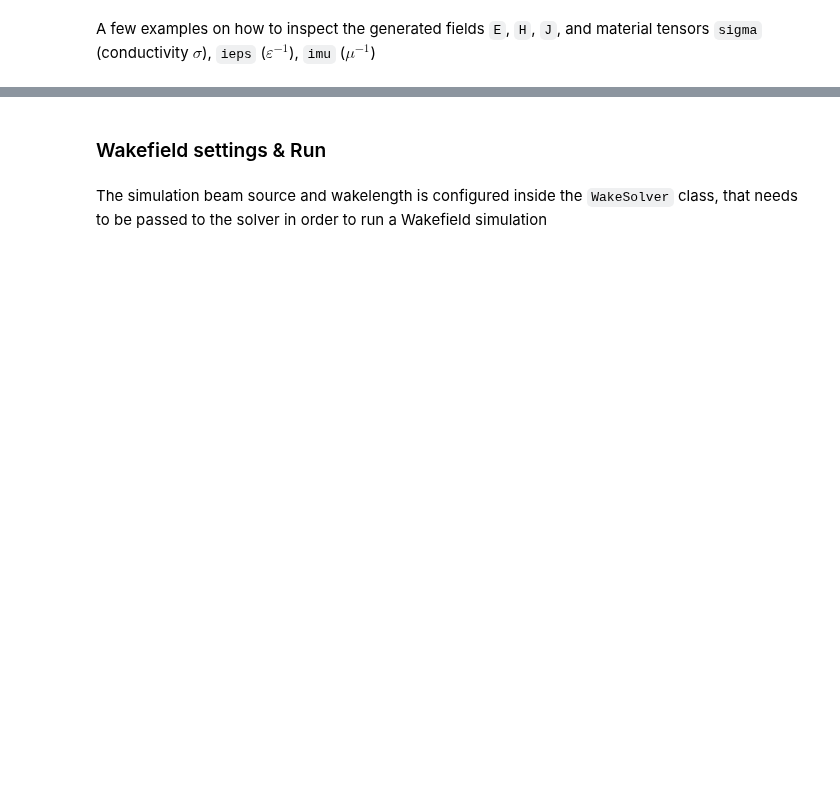
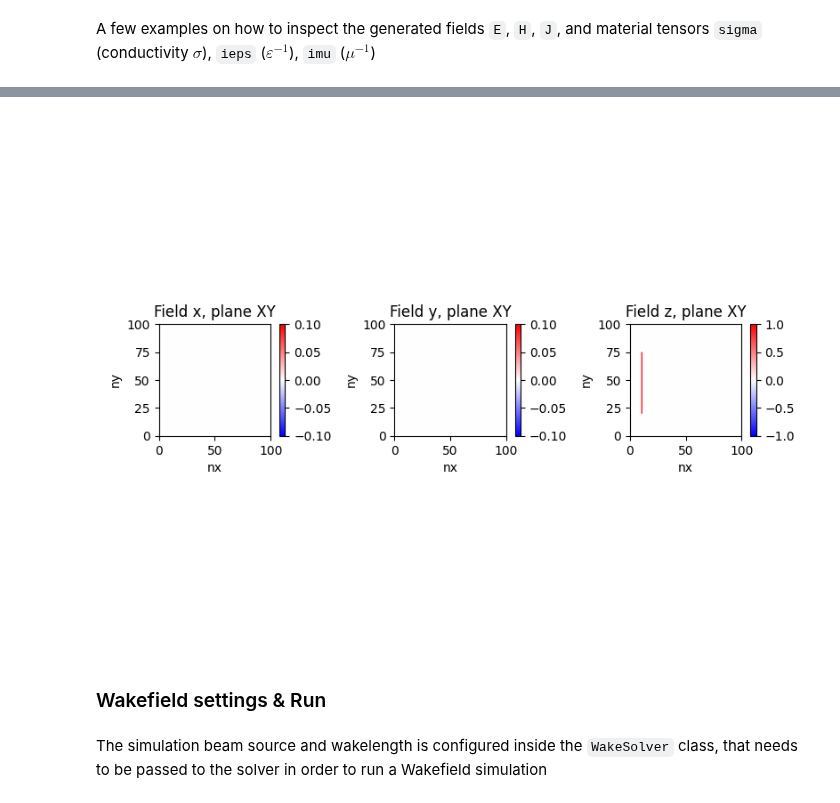
Before and after one commit to ImpedanCEI/wakis, a Jupyter notebook: notebooks/002_Wakefield_simulation.ipynb, the cells around one changed output, grey strips where cells are left out. Saved outputs shown, nothing was run; the diff lists cells and outputs as text; code cells hidden in the pictures; blank space fills up the shorter version.

```diff
--- a/notebooks/002_Wakefield_simulation.ipynb
+++ b/notebooks/002_Wakefield_simulation.ipynb
@@ -35,9 +37,9 @@ pl.show()
 # %%
 # ---------- Domain setup ---------
 # Number of mesh cells
-Nx = 80
-Ny = 80
-Nz = 141
+Nx = 100
+Ny = 100
+Nz = 101
 #dt = 2.187760221e-12 # like CST
 
 stl_solids = {'cavity': stl_cavity, 'shell': stl_shell}
@@ -94,8 +120,10 @@ solver.ieps.inspect(plane='XY',)
 # %%
 # Modify the field to add initial conditions and quickly inspect the modifications
-solver.E[10,20:40,:,'z'] = 1.0
-solver.E.inspect(plane='YZ')
+solver.E[10,20:75,:,'z'] = 1.0
+solver.E.inspect(plane='XY')
 solver.E[10,20:40,:,'z'] = 0.0 # And restore it back!
+# %% [output]
+[figure, added]
 # %% [markdown]
 ### Wakefield settings & Run
 # %% [markdown]
```
Also changed, not shown: parts of 11 cells of this notebook, 13 other files.
